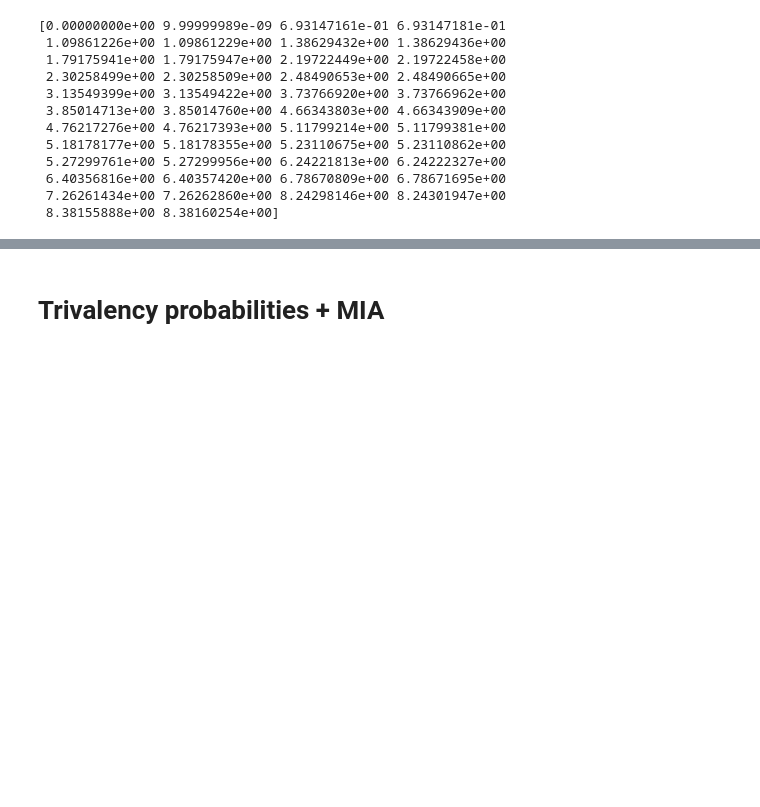
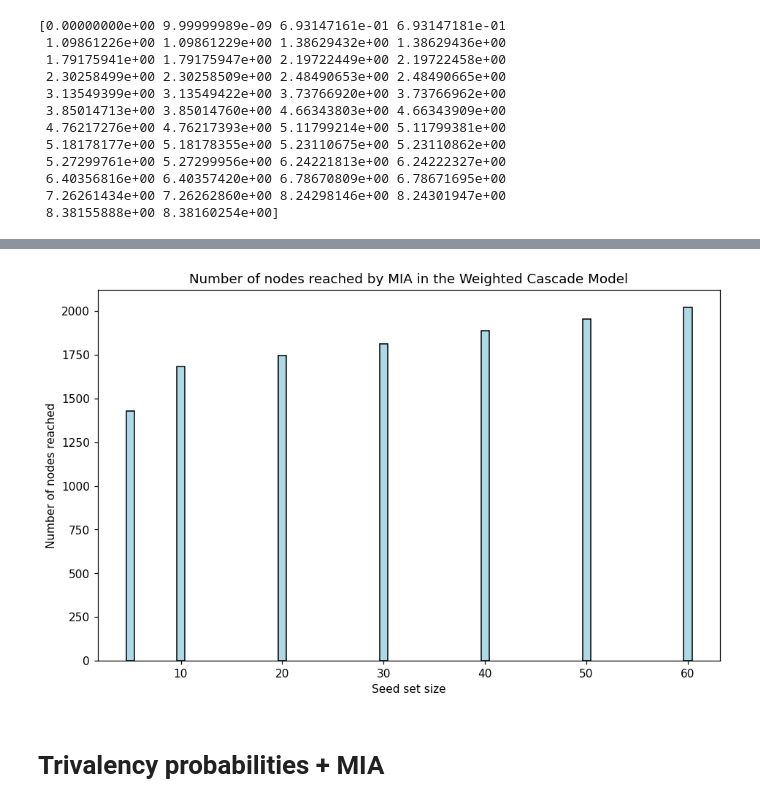
Before and after one commit to davidguzmanp/Influence-Maximization-in-Twitter-as-a-Social-Network-Graph, a Jupyter notebook: David/MIA_twitter_PB_connected.ipynb, the cells around one changed output, grey strips where cells are left out. Drawn from its saved outputs; the diff is of its cells as text; code cells hidden in the pictures; blank space fills up the shorter version.

```diff
--- a/David/MIA_twitter_PB_connected.ipynb
+++ b/David/MIA_twitter_PB_connected.ipynb
@@ -128,0 +137,4 @@ Initialization Completed
+# %%
+activate_nums = weighted_cascade_model_2020.monte_carlo_diffusion_all(seed_wcm, num_simulations=10)
+print(activate_nums)
+print('total nodes reached: ' + str(sum(activate_nums)))
@@ -128,0 +144,10 @@ Initialization Completed
+# %%
+#calcualate the number of nodes reached by the seed sets generated by MIA using seed sets of size 5, 10, 20
+seed_dict = {}
+activate_nums_dic = {}
+for i in [5, 10, 20, 30, 40, 50, 60]:
+    seed_wcm = mia.MIA_fast(pb2020_weighted_cascade, i, 0.5)
+    seed_dict[i] = seed_wcm
+    activate_nums = weighted_cascade_model_2020.monte_carlo_diffusion_all(seed_wcm, num_simulations=10)
+    activate_nums_dic[i] = activate_nums
+    print('total nodes reached with seed set of size ' + str(i) + ': ' + str(sum(activate_nums)))
@@ -128,0 +161,4 @@ Initialization Completed
+# %%
+active_nums_dict_sum = {}
+for key in activate_nums_dic.keys():
+    active_nums_dict_sum[key] = sum(activate_nums_dic[key])
@@ -129,3 +195,13 @@ Initialization Completed
+# %%
+#plot the number of nodes reached by the seed sets generated by MIA using seed sets of size 5, 10, 20
+plt.figure(figsize=(10,6), dpi=110)
+plt.bar(active_nums_dict_sum.keys(), active_nums_dict_sum.values(), color = "lightblue", ec="black")
+plt.title("Number of nodes reached by MIA in the Weighted Cascade Model")
+plt.ylabel("Number of nodes reached")
+plt.xlabel("Seed set size")
+plt.show()
+# %% [output]
+[figure, added]
 # %% [markdown]
 # Trivalency probabilities + MIA
 # %%
```
Also changed, not shown: parts of 10 cells of this notebook, 13 other files.
